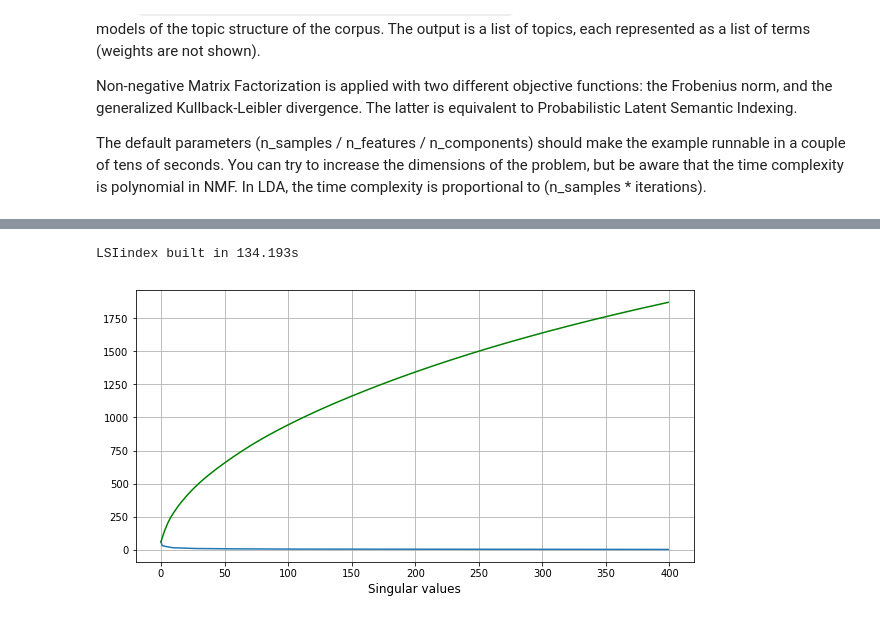
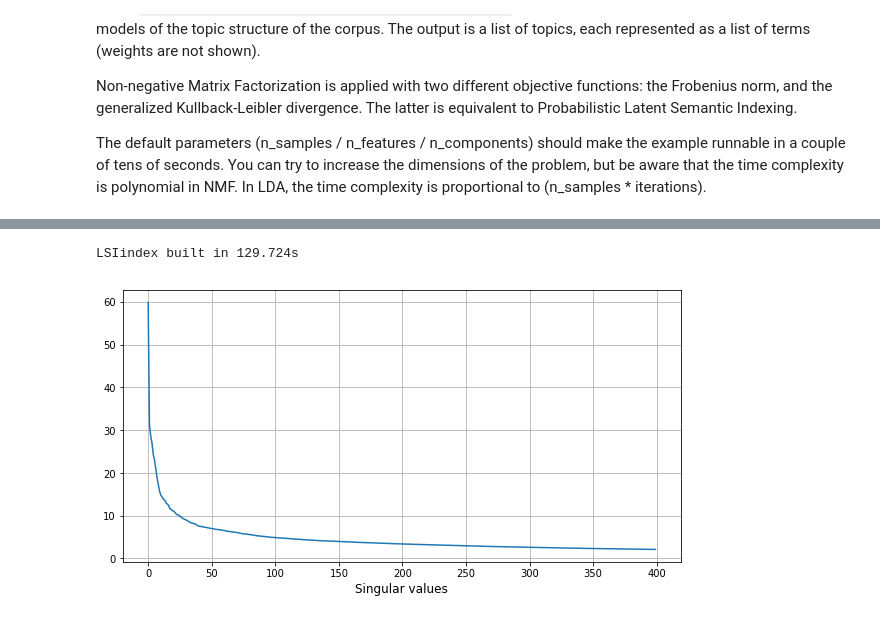
Before and after one commit to aekrylov/itis-thesis-code, a Jupyter notebook: plot_topics_extraction_with_nmf_lda.ipynb, the cells around one changed output, grey strips where cells are left out. Drawn from its saved outputs; the diff is of its cells as text; code cells hidden in the pictures.

```diff
--- a/plot_topics_extraction_with_nmf_lda.ipynb
+++ b/plot_topics_extraction_with_nmf_lda.ipynb
@@ -99,23 +99,23 @@ tfidf = models.TfidfModel(corpus, smartirs='nnc')
 corpus_tfidf = tfidf[corpus]
 # %%
 t0 = time()
-lsi = models.LsiModel(corpus_tfidf, id2word=dictionary, num_topics=n_components)
+lsi = models.LsiModel(corpus_tfidf, id2word=dictionary, num_topics=400)
 index = similarities.MatrixSimilarity(lsi[corpus_tfidf]) # transform corpus to LSI space and index it
-print("LSI index built in %.3fs" % (time()-t0))
+print("LSIindex built in %.3fs" % (time()-t0))
 # %% [output]
-LSIindex built in 134.193s
+LSIindex built in 129.724s
 # %%
 s = lsi.projection.s
 
 import matplotlib.pyplot as plt
 plt.figure(figsize=(10,5))
 plt.plot(s[:500])
-plt.plot(np.cumsum(s[:500]), c='green')
+#plt.plot(np.cumsum(s[:500]), c='green')
 plt.xlabel('Singular values', fontsize=12)
 plt.grid(True, 'both')
 plt.show()
 # %% [output]
-[figure, old version]
+[figure, new version]
 # %%
 import logging
 logging.basicConfig(level=logging.INFO)
```
Also changed, not shown: parts of 6 cells of this notebook.
